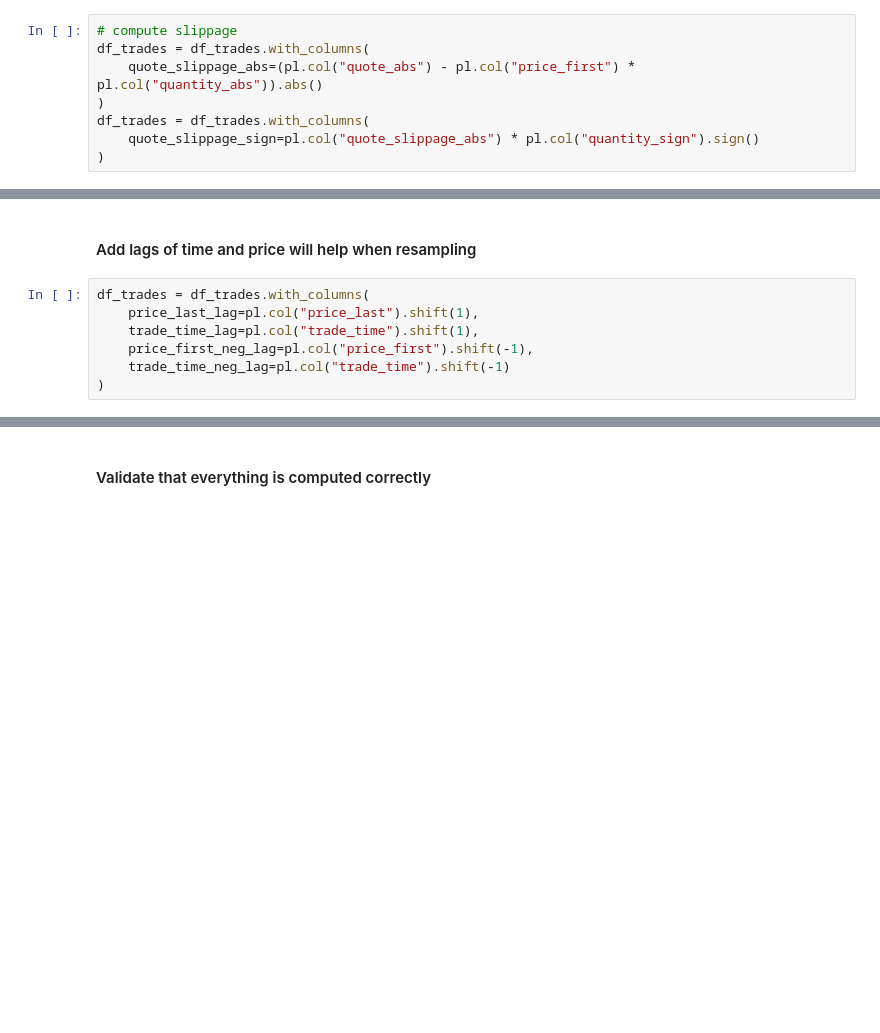
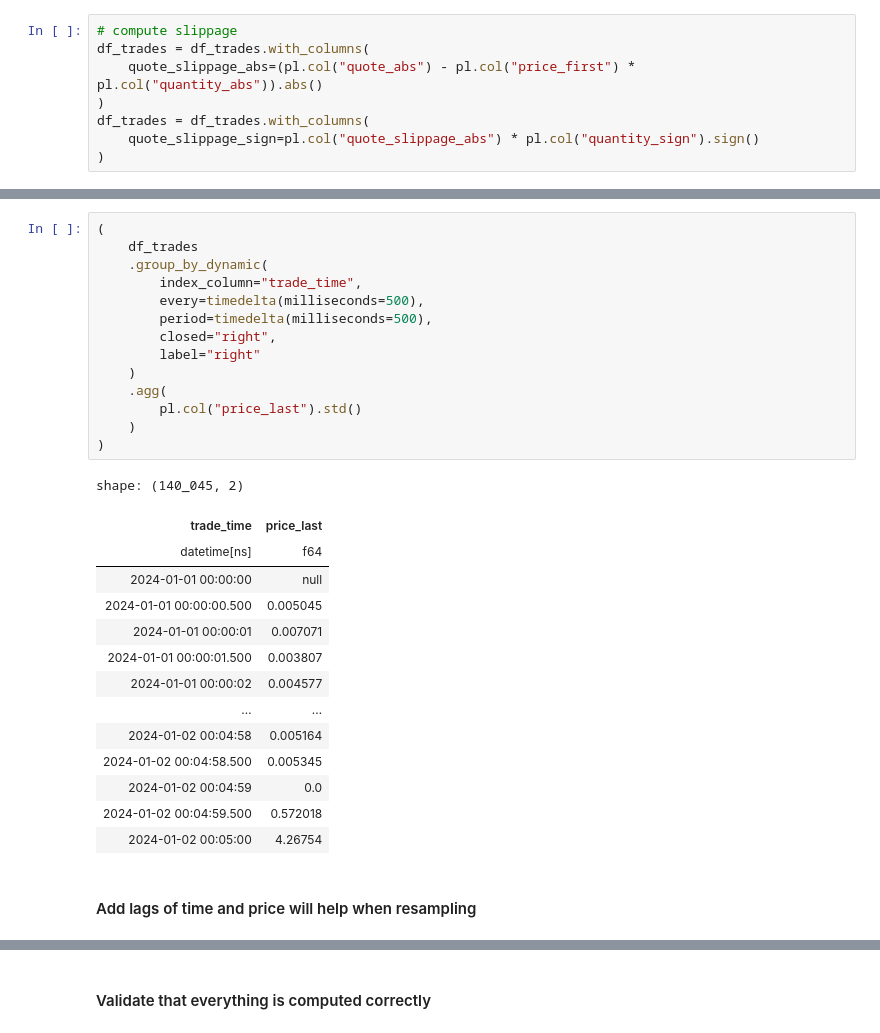
Before and after one commit to B0R0koko/microstructure_ranker, a Jupyter notebook: src/analysis/hft_features.ipynb, the cells around one changed output, grey strips where cells are left out. Drawn from its saved outputs; the diff is of its cells as text; blank space fills up the shorter version.

```diff
--- a/src/analysis/hft_features.ipynb
+++ b/src/analysis/hft_features.ipynb
@@ -98,12 +113,34 @@ df_trades = df_trades.with_columns(
+# %%
+(
+    df_trades
+    .group_by_dynamic(
+        index_column="trade_time",
+        every=timedelta(milliseconds=500),
+        period=timedelta(milliseconds=500),
+        closed="right",
+        label="right"
+    )
+    .agg(
+        pl.col("price_last").std()
+    )
+)
+# %% [output]
+shape: (140_045, 2)
+| trade_time | price_last |
+| datetime[ns] | f64 |
+| 2024-01-01 00:00:00 | null |
+| 2024-01-01 00:00:00.500 | 0.005045 |
+| 2024-01-01 00:00:01 | 0.007071 |
+| 2024-01-01 00:00:01.500 | 0.003807 |
+| 2024-01-01 00:00:02 | 0.004577 |
+| … | … |
+| 2024-01-02 00:04:58 | 0.005164 |
+| 2024-01-02 00:04:58.500 | 0.005345 |
+| 2024-01-02 00:04:59 | 0.0 |
+| 2024-01-02 00:04:59.500 | 0.572018 |
+| 2024-01-02 00:05:00 | 4.26754 |
 # %% [markdown]
 <h4>Add lags of time and price will help when resampling</h4>
-# %%
-df_trades = df_trades.with_columns(
-    price_last_lag=pl.col("price_last").shift(1),
-    trade_time_lag=pl.col("trade_time").shift(1),
-    price_first_neg_lag=pl.col("price_first").shift(-1),
-    trade_time_neg_lag=pl.col("trade_time").shift(-1)
-)
 # %%
 sampled_features: pl.DataFrame = (
     df_trades
```
Also changed, not shown: parts of 16 cells of this notebook, 19 other files.
